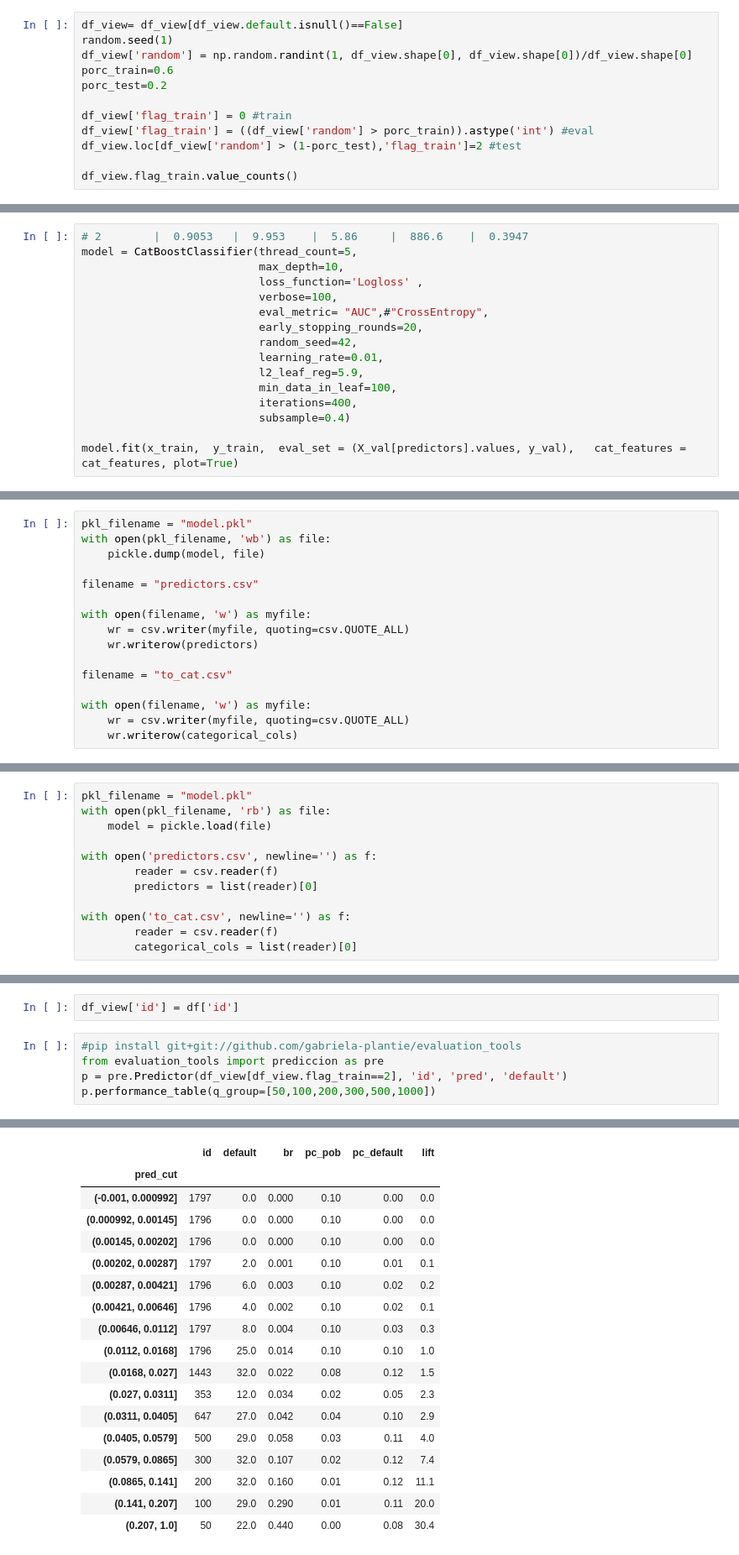
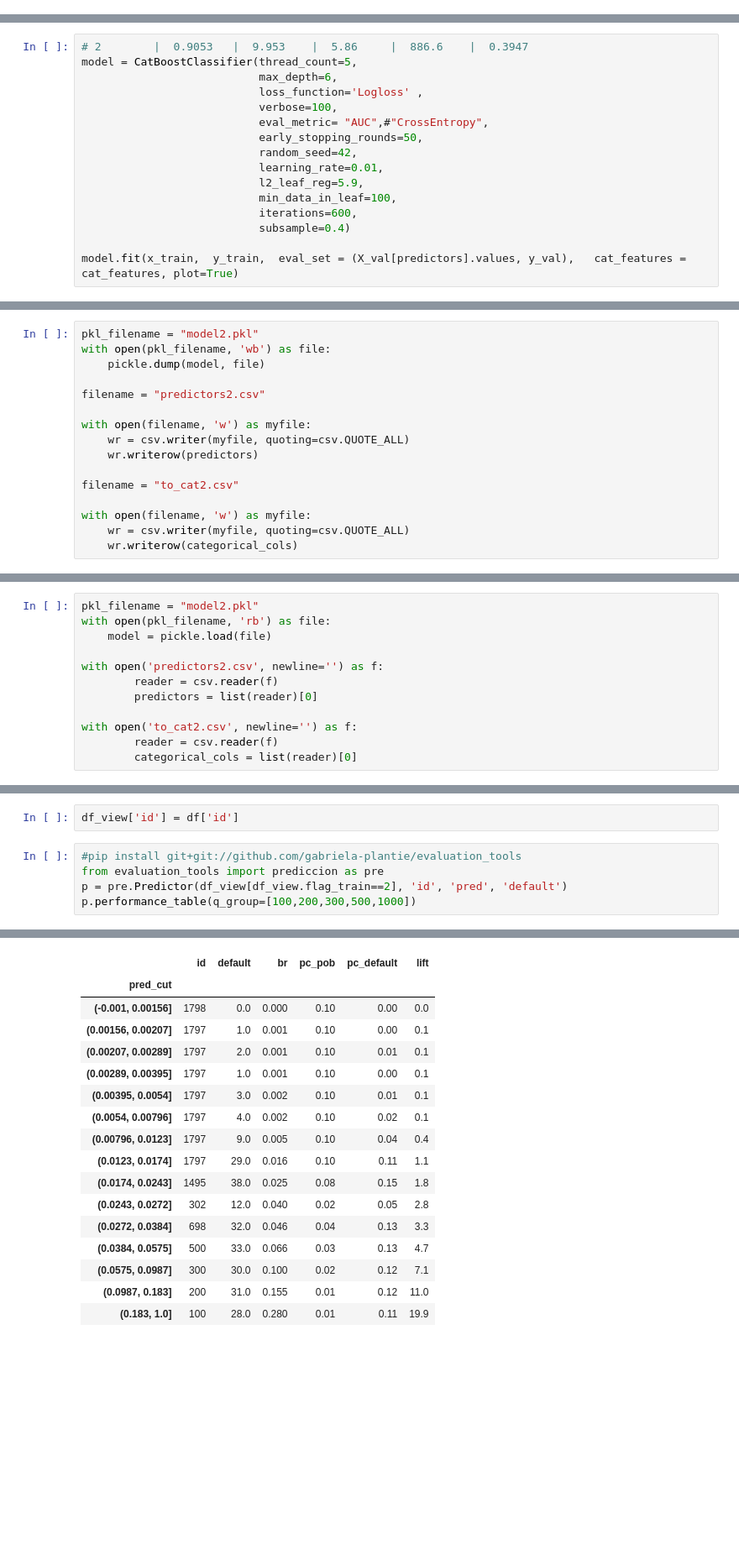
Before and after one commit to gabriela-plantie/model_examples, a Jupyter notebook: binary_models/4_model.ipynb, the cells around one changed output, grey strips where cells are left out. Shown at 84% size. Saved outputs shown, nothing was run; the diff lists cells and outputs as text; blank space fills up the shorter version.

```diff
--- a/2_model.ipynb
+++ b/binary_models/4_model.ipynb
@@ -61,12 +84,0 @@ __Split data in train, eval and test__
-# %%
-df_view= df_view[df_view.default.isnull()==False]
-random.seed(1)
-df_view['random'] = np.random.randint(1, df_view.shape[0], df_view.shape[0])/df_view.shape[0]
-porc_train=0.6
-porc_test=0.2
-
-df_view['flag_train'] = 0 #train
-df_view['flag_train'] = ((df_view['random'] > porc_train)).astype('int') #eval
-df_view.loc[df_view['random'] > (1-porc_test),'flag_train']=2 #test
-
-df_view.flag_train.value_counts()
@@ -146,16 +121,16 @@ catboostBO = BayesianOptimization(catboost_classifier, {
 # %%
 # 2        |  0.9053   |  9.953    |  5.86     |  886.6    |  0.3947
 model = CatBoostClassifier(thread_count=5,
-                           max_depth=10,
+                           max_depth=6,
                            loss_function='Logloss' ,
                            verbose=100,
                            eval_metric= "AUC",#"CrossEntropy",
-                           early_stopping_rounds=20,
+                           early_stopping_rounds=50,
                            random_seed=42,
                            learning_rate=0.01,
                            l2_leaf_reg=5.9,
                            min_data_in_leaf=100,
-                           iterations=400,
+                           iterations=600,
                            subsample=0.4)
 
 model.fit(x_train,  y_train,  eval_set = (X_val[predictors].values, y_val),   cat_features = cat_features, plot=True)
@@ -176,17 +151,17 @@ Shrink model to first 399 iterations.
 # %% [markdown]
 __Save model and some parameters__
 # %%
-pkl_filename = "model.pkl"
+pkl_filename = "model2.pkl"
 with open(pkl_filename, 'wb') as file:
     pickle.dump(model, file)
 
-filename = "predictors.csv"
+filename = "predictors2.csv"
 
 with open(filename, 'w') as myfile:
     wr = csv.writer(myfile, quoting=csv.QUOTE_ALL)
     wr.writerow(predictors)
 
-filename = "to_cat.csv"
+filename = "to_cat2.csv"
 
 with open(filename, 'w') as myfile:
     wr = csv.writer(myfile, quoting=csv.QUOTE_ALL)
@@ -194,15 +169,15 @@ with open(filename, 'w') as myfile:
 # %% [markdown]
 __Load model from files__
 # %%
-pkl_filename = "model.pkl"
+pkl_filename = "model2.pkl"
 with open(pkl_filename, 'rb') as file:
     model = pickle.load(file)
 
-with open('predictors.csv', newline='') as f:
+with open('predictors2.csv', newline='') as f:
         reader = csv.reader(f)
         predictors = list(reader)[0]
 
-with open('to_cat.csv', newline='') as f:
+with open('to_cat2.csv', newline='') as f:
         reader = csv.reader(f)
         categorical_cols = list(reader)[0]
 # %% [markdown]
@@ -245,5 +258,5 @@ df_view['id'] = df['id']
 #pip install git+git://github.com/gabriela-plantie/evaluation_tools
 from evaluation_tools import prediccion as pre
 p = pre.Predictor(df_view[df_view.flag_train==2], 'id', 'pred', 'default')
-p.performance_table(q_group=[50,100,200,300,500,1000])
+p.performance_table(q_group=[100,200,300,500,1000])
 # %% [output]
@@ -252,26 +265,25 @@ events: 260.0
 A value is trying to be set on a copy of a slice from a DataFrame.
 Try using .loc[row_indexer,col_indexer] = value instead
 
 See the caveats in the documentation: https://pandas.pydata.org/pandas-docs/stable/user_guide/indexing.html#returning-a-view-versus-a-copy
   self.df[self.pred + '_cut']=pd.cut(self.df[self.pred], l1, right=True, include_lowest=True)
 |  | id | default | br | pc_pob | pc_default | lift |
 | pred_cut |  |  |  |  |  |  |
-| (-0.001, 0.000992] | 1797 | 0.0 | 0.000 | 0.10 | 0.00 | 0.0 |
-| (0.000992, 0.00145] | 1796 | 0.0 | 0.000 | 0.10 | 0.00 | 0.0 |
-| (0.00145, 0.00202] | 1796 | 0.0 | 0.000 | 0.10 | 0.00 | 0.0 |
-| (0.00202, 0.00287] | 1797 | 2.0 | 0.001 | 0.10 | 0.01 | 0.1 |
-| (0.00287, 0.00421] | 1796 | 6.0 | 0.003 | 0.10 | 0.02 | 0.2 |
-| (0.00421, 0.00646] | 1796 | 4.0 | 0.002 | 0.10 | 0.02 | 0.1 |
-| (0.00646, 0.0112] | 1797 | 8.0 | 0.004 | 0.10 | 0.03 | 0.3 |
-| (0.0112, 0.0168] | 1796 | 25.0 | 0.014 | 0.10 | 0.10 | 1.0 |
-| (0.0168, 0.027] | 1443 | 32.0 | 0.022 | 0.08 | 0.12 | 1.5 |
-| (0.027, 0.0311] | 353 | 12.0 | 0.034 | 0.02 | 0.05 | 2.3 |
-| (0.0311, 0.0405] | 647 | 27.0 | 0.042 | 0.04 | 0.10 | 2.9 |
-| (0.0405, 0.0579] | 500 | 29.0 | 0.058 | 0.03 | 0.11 | 4.0 |
-| (0.0579, 0.0865] | 300 | 32.0 | 0.107 | 0.02 | 0.12 | 7.4 |
-| (0.0865, 0.141] | 200 | 32.0 | 0.160 | 0.01 | 0.12 | 11.1 |
-| (0.141, 0.207] | 100 | 29.0 | 0.290 | 0.01 | 0.11 | 20.0 |
-| (0.207, 1.0] | 50 | 22.0 | 0.440 | 0.00 | 0.08 | 30.4 |
+| (-0.001, 0.00156] | 1798 | 0.0 | 0.000 | 0.10 | 0.00 | 0.0 |
+| (0.00156, 0.00207] | 1797 | 1.0 | 0.001 | 0.10 | 0.00 | 0.1 |
+| (0.00207, 0.00289] | 1797 | 2.0 | 0.001 | 0.10 | 0.01 | 0.1 |
+| (0.00289, 0.00395] | 1797 | 1.0 | 0.001 | 0.10 | 0.00 | 0.1 |
+| (0.00395, 0.0054] | 1797 | 3.0 | 0.002 | 0.10 | 0.01 | 0.1 |
+| (0.0054, 0.00796] | 1797 | 4.0 | 0.002 | 0.10 | 0.02 | 0.1 |
+| (0.00796, 0.0123] | 1797 | 9.0 | 0.005 | 0.10 | 0.04 | 0.4 |
+| (0.0123, 0.0174] | 1797 | 29.0 | 0.016 | 0.10 | 0.11 | 1.1 |
+| (0.0174, 0.0243] | 1495 | 38.0 | 0.025 | 0.08 | 0.15 | 1.8 |
+| (0.0243, 0.0272] | 302 | 12.0 | 0.040 | 0.02 | 0.05 | 2.8 |
+| (0.0272, 0.0384] | 698 | 32.0 | 0.046 | 0.04 | 0.13 | 3.3 |
+| (0.0384, 0.0575] | 500 | 33.0 | 0.066 | 0.03 | 0.13 | 4.7 |
+| (0.0575, 0.0987] | 300 | 30.0 | 0.100 | 0.02 | 0.12 | 7.1 |
+| (0.0987, 0.183] | 200 | 31.0 | 0.155 | 0.01 | 0.12 | 11.0 |
+| (0.183, 1.0] | 100 | 28.0 | 0.280 | 0.01 | 0.11 | 19.9 |
 # %%
 p.graph_ks()
 # %% [output]
```
Also changed, not shown: parts of 20 cells of this notebook, 3 other files.
